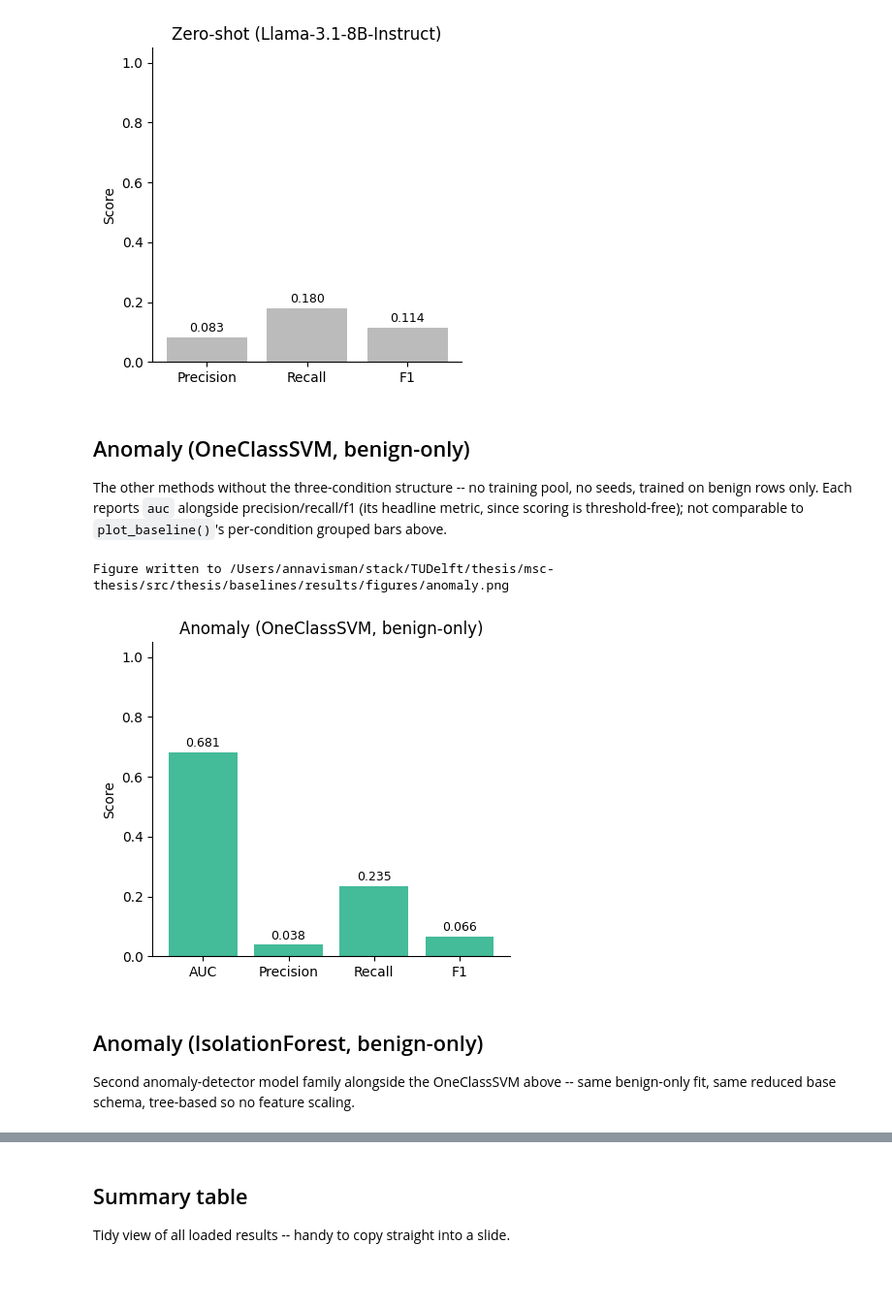
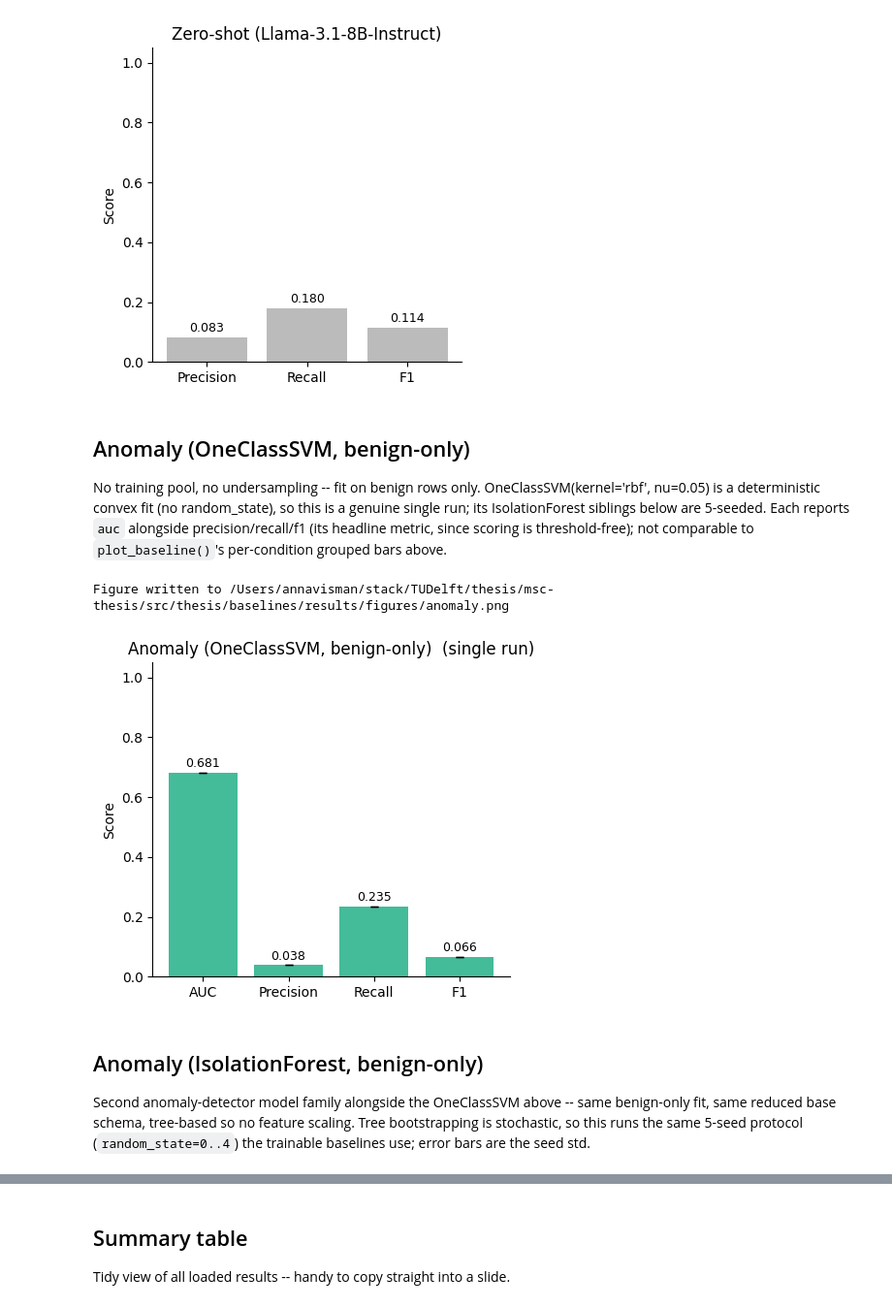
Before and after one commit to annaneliaa/msc-thesis, a Jupyter notebook: src/thesis/notebooks/baselines/cscas_baseline_comparison.ipynb, the cells around one changed output, grey strips where cells are left out. Shown at 97% size. Drawn from its saved outputs; the diff is of its cells as text; code cells hidden in the pictures; blank space fills up the shorter version.

Commit message:
anomaly fixes

```diff
--- a/src/thesis/notebooks/baselines/cscas_baseline_comparison.ipynb
+++ b/src/thesis/notebooks/baselines/cscas_baseline_comparison.ipynb
@@ -59,6 +61,7 @@ RESULT_NAMES = [
     "cscas_anomaly_ocsvm",
     "cscas_anomaly_iforest",
     "cscas_mining_anomaly_ocsvm",
+    "cscas_mining_anomaly_iforest",
 ]
 
 LABELS = {
@@ -73,6 +76,7 @@ LABELS = {
     "cscas_anomaly_ocsvm": "Anomaly (OneClassSVM, benign-only)",
     "cscas_anomaly_iforest": "Anomaly (IsolationForest, benign-only)",
     "cscas_mining_anomaly_ocsvm": "Anomaly + Mining (OneClassSVM, benign-only)",
+    "cscas_mining_anomaly_iforest": "Anomaly + Mining (IsolationForest, benign-only)",
 }
 
 COLORS = {
@@ -87,6 +91,7 @@ COLORS = {
     "cscas_anomaly_ocsvm": "#44BB99",
     "cscas_anomaly_iforest": "#117733",
     "cscas_mining_anomaly_ocsvm": "#DDCC77",
+    "cscas_mining_anomaly_iforest": "#999933",
 }
 
 # Where this notebook's own outputs go -- separate from the *.json the
@@ -211,43 +224,50 @@ Figure written to /Users/annavisman/stack/TUDelft/thesis/msc-thesis/src/thesis/b
 # %% [markdown]
 ## Anomaly (OneClassSVM, benign-only)
 
-The other methods without the three-condition structure -- no training pool, no seeds, trained on benign rows only. Each reports `auc` alongside precision/recall/f1 (its headline metric, since scoring is threshold-free); not comparable to `plot_baseline()`'s per-condition grouped bars above.
+No training pool, no undersampling -- fit on benign rows only. OneClassSVM(kernel='rbf', nu=0.05) is a deterministic convex fit (no random_state), so this is a genuine single run; its IsolationForest siblings below are 5-seeded. Each reports `auc` alongside precision/recall/f1 (its headline metric, since scoring is threshold-free); not comparable to `plot_baseline()`'s per-condition grouped bars above.
 # %%
 def plot_anomaly(name: str, save_name: str) -> None:
     if name not in results or not is_anomaly(results[name]):
         print(f"No anomaly results loaded for '{name}' -- run the matching script first.")
         return
 
     metrics = ["auc", "precision", "recall", "f1"]
     data = results[name]
     values = [data[m] for m in metrics]
+    seeds = data.get("seeds") or []
+    errs = [
+        float(np.std([s[m] for s in seeds], ddof=1)) if len(seeds) > 1 else 0.0
+        for m in metrics
+    ]
 
     fig, ax = plt.subplots(figsize=(4.5, 4))
-    bars = ax.bar(metrics, values, color=COLORS.get(name))
+    bars = ax.bar(metrics, values, color=COLORS.get(name),
+                  yerr=errs, capsize=3, error_kw={"lw": 0.8})
     ax.bar_label(bars, fmt="%.3f", fontsize=9, padding=2)
 
     ax.set_xticklabels([m.upper() if m == "auc" else m.capitalize() for m in metrics])
     ax.set_ylim(0, 1.05)
     ax.set_ylabel("Score")
-    ax.set_title(LABELS.get(name, name))
+    n = len(seeds)
+    ax.set_title(LABELS.get(name, name) + (f"  (error bars: seed std, n={n})" if n > 1 else "  (single run)"))
     ax.spines[["top", "right"]].set_visible(False)
     fig.tight_layout()
 
     save_path = FIGURES_DIR / f"{save_name}.png"
     fig.savefig(save_path, dpi=150, bbox_inches="tight")
     print(f"Figure written to {save_path}")
 
     plt.show()
 
 
 plot_anomaly("cscas_anomaly_ocsvm", "anomaly")
 # %% [output]
 Figure written to /Users/annavisman/stack/TUDelft/thesis/msc-thesis/src/thesis/baselines/results/figures/anomaly.png
-[figure, old version]
+[figure, new version]
 # %% [markdown]
 ## Anomaly (IsolationForest, benign-only)
 
-Second anomaly-detector model family alongside the OneClassSVM above -- same benign-only fit, same reduced base schema, tree-based so no feature scaling.
+Second anomaly-detector model family alongside the OneClassSVM above -- same benign-only fit, same reduced base schema, tree-based so no feature scaling. Tree bootstrapping is stochastic, so this runs the same 5-seed protocol (`random_state=0..4`) the trainable baselines use; error bars are the seed std.
 # %%
 plot_anomaly("cscas_anomaly_iforest", "anomaly_iforest")
 # %% [output]
```
Also changed, not shown: parts of 21 cells of this notebook, 39 other files.
